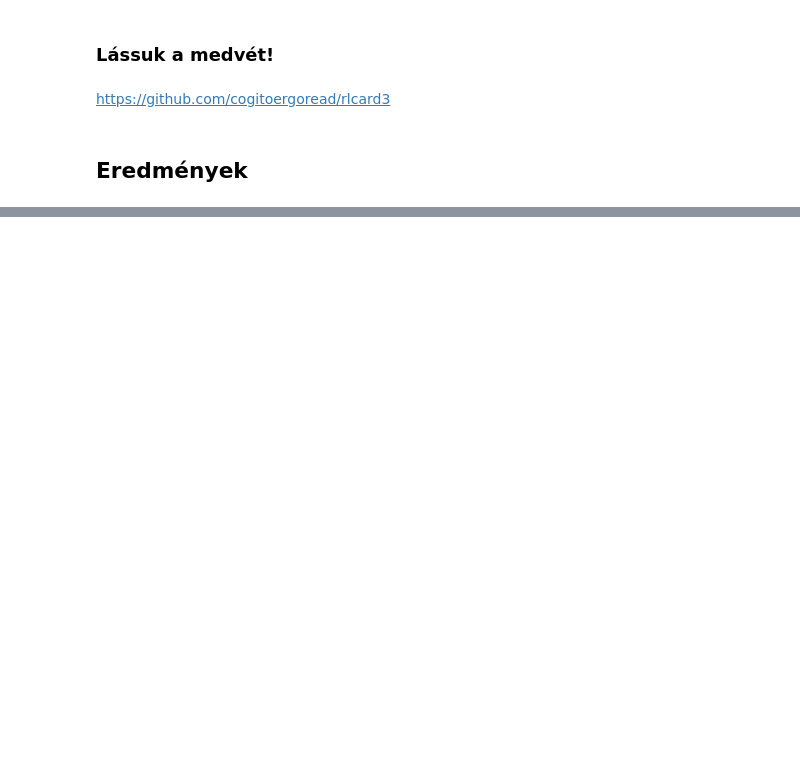
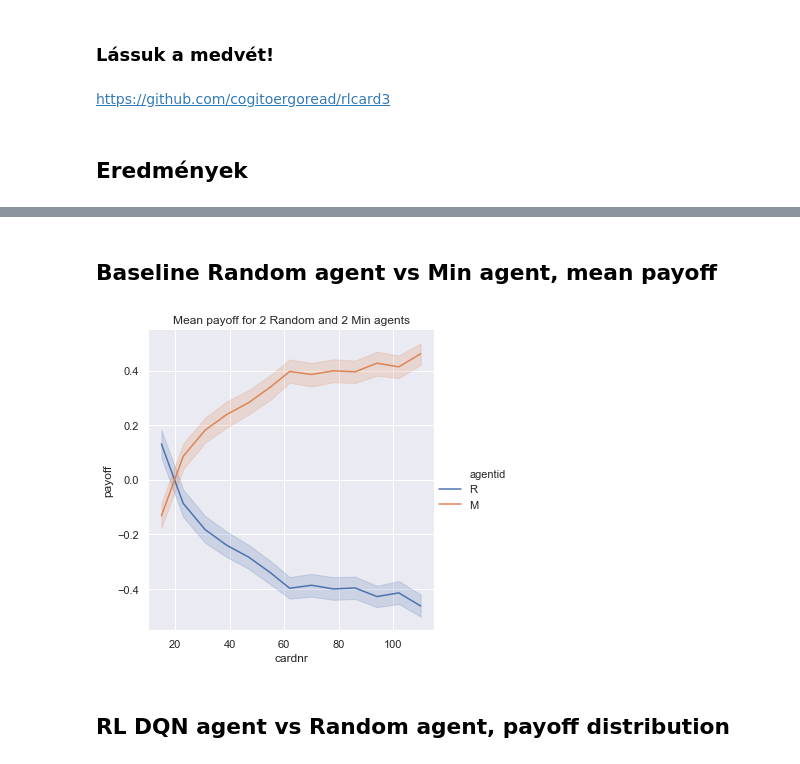
Before and after one commit to cogitoergoread/rlcard3, a Jupyter notebook: jupyter/rl-ai-zaro-varga-jozsef.ipynb, the cells around one changed output, grey strips where cells are left out. Cells and saved outputs as stored; diff of their text form; code cells hidden in the pictures; blank space fills up the shorter version.

```diff
--- a/jupyter/rl-ai-zaro-varga-jozsef.ipynb
+++ b/jupyter/rl-ai-zaro-varga-jozsef.ipynb
@@ -139,0 +195,8 @@ https://github.com/cogitoergoread/rlcard3
+# %% [markdown]
+## Baseline Random agent vs Min agent, mean payoff
+# %%
+create_plots(df, 'MMRR', "Mean payoff for 2 Random and 2 Min agents", False, "Ag2vs2L")
+# %% [output]
+[figure, added]
+# %% [markdown]
+## RL DQN agent vs Random agent, payoff distribution
```
Also changed, not shown: parts of 6 cells of this notebook, 1 other file.
